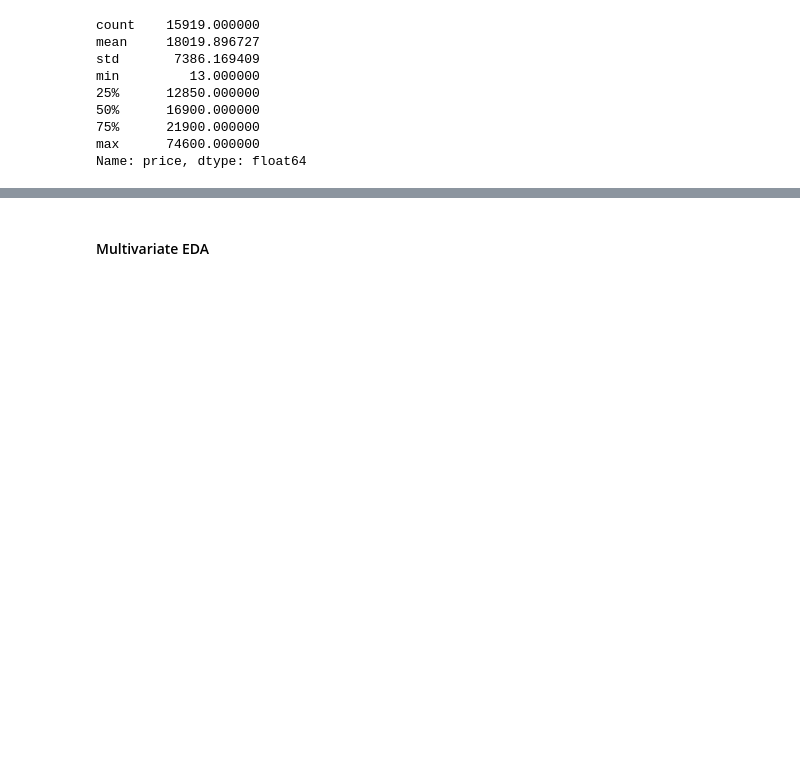
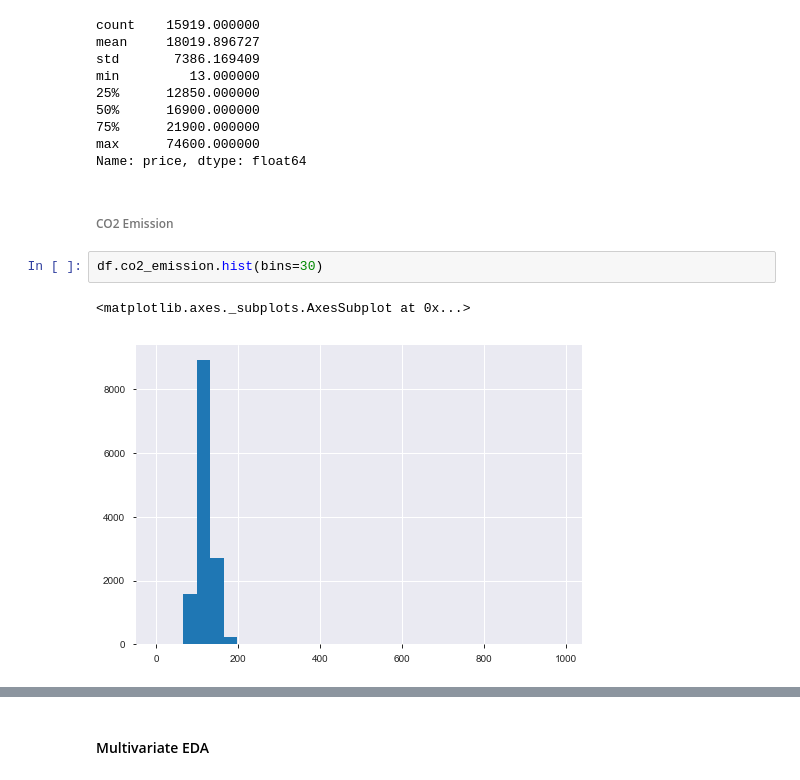
Before and after one commit to kaymal/price-prediction, a Jupyter notebook: trgt/EDA-t.ipynb, the cells around one changed output, grey strips where cells are left out. Cells and saved outputs as stored; diff of their text form; blank space fills up the shorter version.

```diff
--- a/trgt/EDA-t.ipynb
+++ b/trgt/EDA-t.ipynb
@@ -489,3 +489,10 @@ min         13.000000
 75%      21900.000000
 max      74600.000000
 Name: price, dtype: float64
+# %% [markdown]
+###### CO2 Emission
+# %%
+df.co2_emission.hist(bins=30)
+# %% [output]
+<matplotlib.axes._subplots.AxesSubplot at 0x...>
+[figure, added]
```
Also changed, not shown: parts of 16 cells of this notebook.
